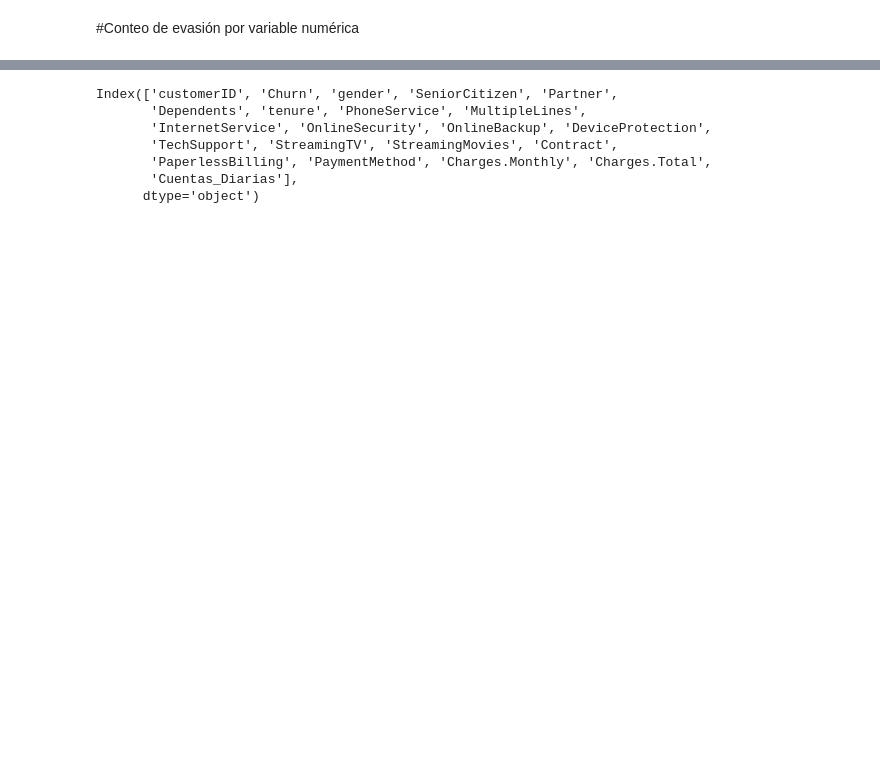
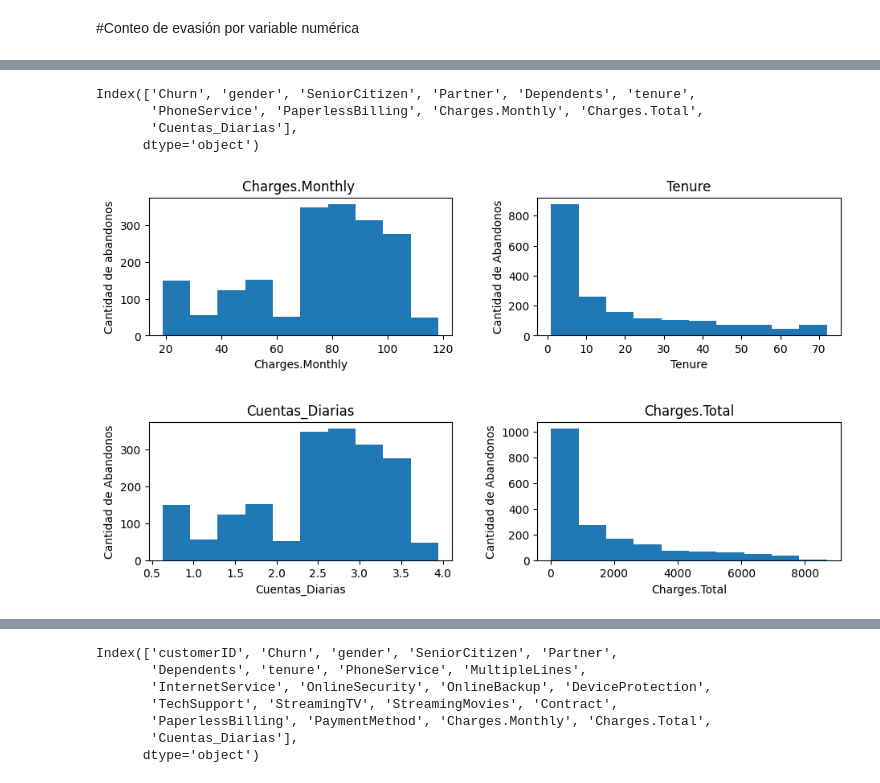
Before and after one commit to fmonteci/Challenge_2-Telecom_FM, a Jupyter notebook: Challenge2_Telecom.ipynb, the cells around one changed output, grey strips where cells are left out. Cells and saved outputs as stored; diff of their text form; code cells hidden in the pictures; blank space fills up the shorter version.

```diff
--- a/Challenge2_Telecom.ipynb
+++ b/Challenge2_Telecom.ipynb
@@ -394,2 +440,5 @@ df_sql_recuento
 # %% [markdown]
 #Conteo de evasión por variable numérica
+# %%
+df_numericas = df_normalizado.select_dtypes(include="number")
+df_numericas.head()
@@ -395,0 +452,2 @@ df_sql_recuento
+# %%
+colnums=df_numericas[df_numericas['Churn'] == 1]
@@ -395,0 +463,35 @@ df_sql_recuento
+# %%
+colnums.columns
+# %% [output]
+Index(['Churn', 'gender', 'SeniorCitizen', 'Partner', 'Dependents', 'tenure',
+       'PhoneService', 'PaperlessBilling', 'Charges.Monthly', 'Charges.Total',
+       'Cuentas_Diarias'],
+      dtype='object')
+# %%
+
+fig,ax=plt.subplots(2,2, figsize=(10,6))
+ax[0,0].hist(colnums['Charges.Monthly'])
+ax[0,0].set_title("Charges.Monthly ")
+ax[0,0].set_xlabel("Charges.Monthly")
+ax[0,0].set_ylabel("Cantidad de abandonos")
+
+ax[0,1].hist(colnums['tenure'])
+ax[0,1].set_title("Tenure")
+ax[0,1].set_xlabel("Tenure")
+ax[0,1].set_ylabel("Cantidad de Abandonos")
+
+ax[1,0].hist(colnums['Cuentas_Diarias'])
+ax[1,0].set_title("Cuentas_Diarias")
+ax[1,0].set_xlabel("Cuentas_Diarias")
+ax[1,0].set_ylabel("Cantidad de Abandonos")
+
+ax[1,1].hist(colnums['Charges.Total'])
+ax[1,1].set_title("Charges.Total")
+ax[1,1].set_xlabel("Charges.Total")
+ax[1,1].set_ylabel("Cantidad de Abandonos")
+
+plt.tight_layout(pad=3)
+
+plt.show()
+# %% [output]
+[figure, added]
```
Also changed, not shown: parts of 20 cells of this notebook.
